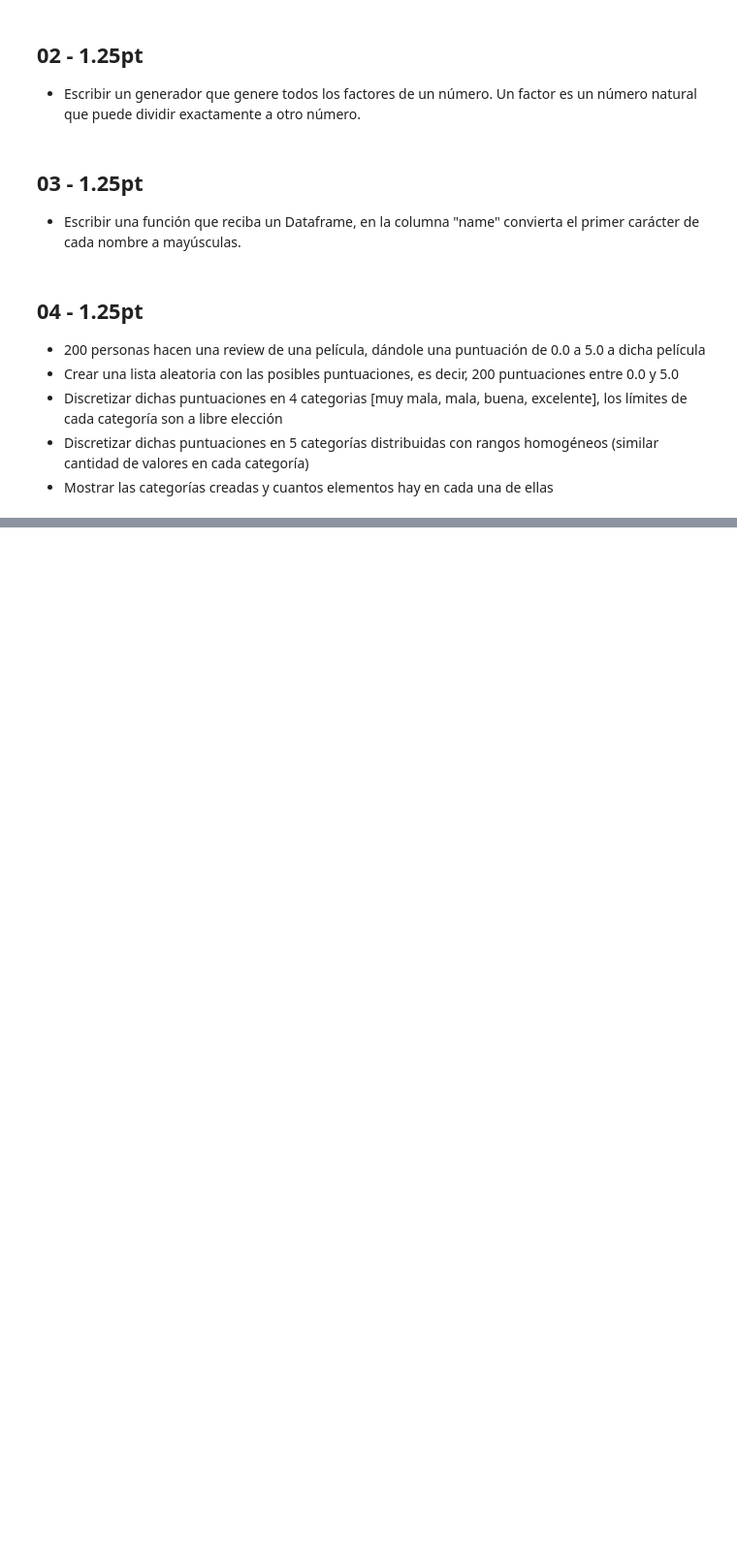
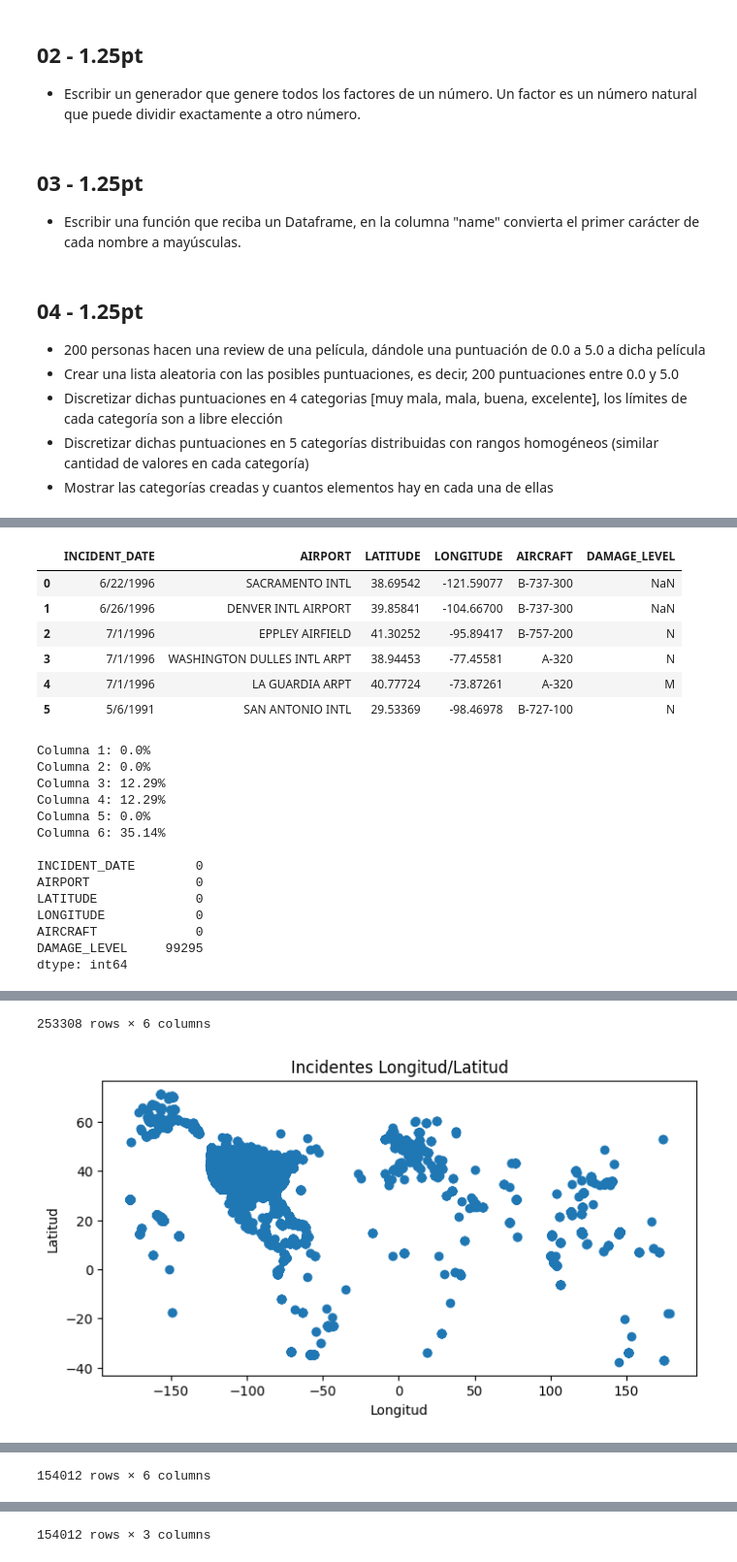
Before and after one commit to JoseJesusLaCasaNieto/Python_Artificial_Intelligence, a Jupyter notebook: Examen_Primera_Convocatoria_2024/Examen_Primera_Convocatoria_2024.ipynb, the cells around one changed output, grey strips where cells are left out. Shown: that part at 97% size. Drawn from its saved outputs; the diff is of its cells as text; code cells hidden in the pictures; blank space fills up the shorter version.

```diff
--- a/Examen_Primera_Convocatoria_2024/Examen_Primera_Convocatoria_2024.ipynb
+++ b/Examen_Primera_Convocatoria_2024/Examen_Primera_Convocatoria_2024.ipynb
@@ -169,0 +204,76 @@ Name: count, dtype: int64
+# %%
+# Your solution HERE !!!!
+# Fichero Aircraft
+aircraft_rute = os.path.join('01MIAR_aircraft.csv')
+data_aircraft = pd.read_csv(aircraft_rute)
+display(data_aircraft.head(6))
+
+data_null = data_aircraft.isnull().sum()
+i = 1
+for item in data_null:
+    print(f"Columna {i}: {np.round(item/len(data_aircraft)*100, 2)}%")
+    i += 1
+
+data_aircraft.drop(data_aircraft[pd.isnull(data_aircraft['LATITUDE'])].index, inplace=True)
+data_aircraft.drop(data_aircraft[pd.isnull(data_aircraft['LONGITUDE'])].index, inplace=True)
+print()
+print(data_aircraft.isnull().sum())
+
+display(data_aircraft)
+
+mask = (data_aircraft['LATITUDE'] > -90) & (data_aircraft['LATITUDE'] < 90)
+data_aircraft = data_aircraft[mask]
+mask = (data_aircraft['LONGITUDE'] > -180) & (data_aircraft['LONGITUDE'] < 180)
+data_aircraft = data_aircraft[mask]
+
+plt.figure(figsize=(8, 4))
+plt.scatter(data_aircraft['LONGITUDE'], data_aircraft['LATITUDE'])
+plt.xlabel('Longitud')
+plt.ylabel('Latitud')
+plt.title('Incidentes Longitud/Latitud')
+plt.show()
+
+data_aircraft.drop(data_aircraft[pd.isnull(data_aircraft['DAMAGE_LEVEL'])].index, inplace=True)
+display(data_aircraft)
+data_aircraft['YEAR'] = data_aircraft['INCIDENT_DATE'].str[-4:]
+data_aircraft_clean = data_aircraft[['YEAR', 'AIRCRAFT', 'DAMAGE_LEVEL']]
+display(data_aircraft_clean)
+
+damage_levels = data_aircraft_clean['DAMAGE_LEVEL'].unique()
+fig, axis = plt.subplots(len(damage_levels), 1, figsize=(8, 15))
+for i, damage_level in enumerate(damage_levels):
+    df_damage_level = data_aircraft_clean[data_aircraft_clean['DAMAGE_LEVEL'] == damage_level]
+    incident_counts = df_damage_level.groupby(['YEAR', 'AIRCRAFT']).size().unstack(fill_value=0)
+
+    incident_counts.plot(ax=axis[i])
+    axis[i].set_title(f"Damage level: {damage_level}")
+    axis[i].set_ylabel("Incident count")
+    axis[i].set_xlabel(" ")
+    axis[i].legend_.remove()
+
+plt.xlabel('Year')
+plt.show()
+
+# sns.lmplot(data=data_aircraft_clean, x='YEAR', y='AIRCRAFT', hue='DAMAGE_LEVEL')
+# %% [output]
+|  | INCIDENT_DATE | AIRPORT | LATITUDE | LONGITUDE | AIRCRAFT | DAMAGE_LEVEL |
+| 0 | 6/22/1996 | SACRAMENTO INTL | 38.69542 | -121.59077 | B-737-300 | NaN |
+| 1 | 6/26/1996 | DENVER INTL AIRPORT | 39.85841 | -104.66700 | B-737-300 | NaN |
+| 2 | 7/1/1996 | EPPLEY AIRFIELD | 41.30252 | -95.89417 | B-757-200 | N |
+| 3 | 7/1/1996 | WASHINGTON DULLES INTL ARPT | 38.94453 | -77.45581 | A-320 | N |
+| 4 | 7/1/1996 | LA GUARDIA ARPT | 40.77724 | -73.87261 | A-320 | M |
+| 5 | 5/6/1991 | SAN ANTONIO INTL | 29.53369 | -98.46978 | B-727-100 | N |
+Columna 1: 0.0%
+Columna 2: 0.0%
+Columna 3: 12.29%
+Columna 4: 12.29%
+Columna 5: 0.0%
+Columna 6: 35.14%
+
+INCIDENT_DATE        0
+AIRPORT              0
+LATITUDE             0
+LONGITUDE            0
+AIRCRAFT             0
+DAMAGE_LEVEL     99295
+dtype: int64
@@ -169,0 +292,2 @@ Name: count, dtype: int64
+253308 rows × 6 columns
+[figure, added]
@@ -169,0 +306 @@ Name: count, dtype: int64
+154012 rows × 6 columns
@@ -169,0 +319 @@ Name: count, dtype: int64
+154012 rows × 3 columns
```
Also changed, not shown: parts of 8 cells of this notebook, 3 other files.
